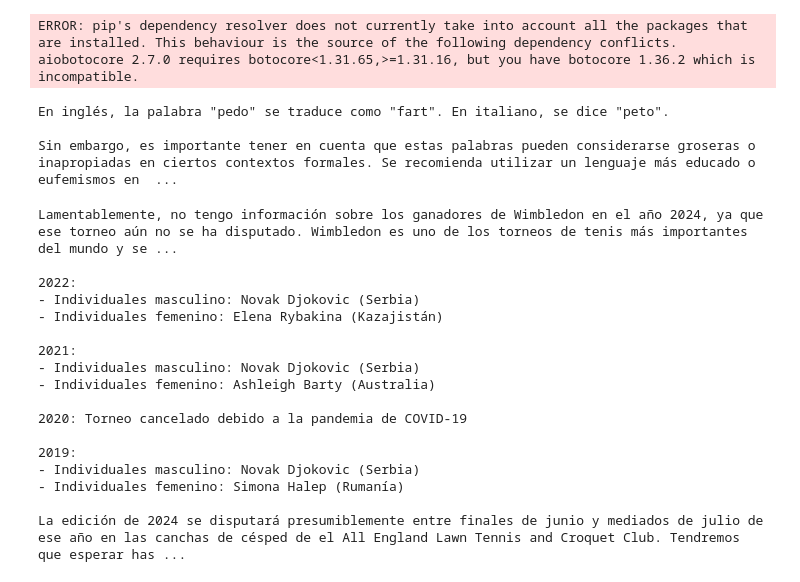
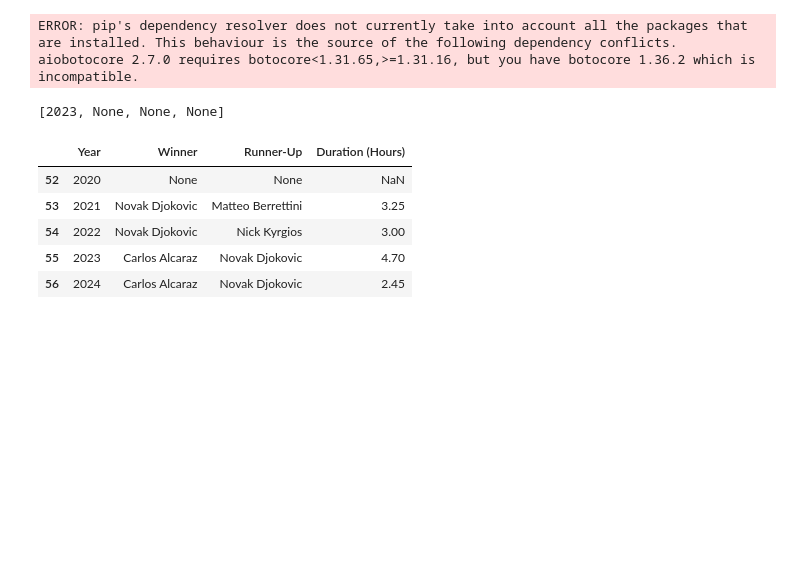
Before and after one commit to mateotenis98/MEN, a Jupyter notebook: Wimbledon_finals.ipynb, the cells around one changed output. Drawn from its saved outputs; the diff is of its cells as text; code cells hidden in the pictures; blank space fills up the shorter version.

```diff
--- a/Wimbledon_finals.ipynb
+++ b/Wimbledon_finals.ipynb
@@ -66,38 +44,40 @@ relevante = relevance.invoke(relevance_params)
-# %%
-print(relevante)
-# %% [output]
-En inglés, la palabra "pedo" se traduce como "fart". En italiano, se dice "peto".
-
-Sin embargo, es importante tener en cuenta que estas palabras pueden considerarse groseras o inapropiadas en ciertos contextos formales. Se recomienda utilizar un lenguaje más educado o eufemismos en  ...
-# %%
-def get_wimbledon_final():
-    prompt_content = """
-    Quien fue el ganador de wimbledon en el año {year}?
-    """
-
-    return PromptTemplate(
-        input_variables=["year"],
-        template=prompt_content,
-    )
+# %%
+def get_wimbledon_final():
+    prompt_content = """
+    Provide only information about the Wimbledon tennis final for the year {year}, strictly in this format:
+    [<year>, "<winner>", "<runner_up>", <duration in hours, e.g., 3.5 or 4.25>]
+
+    The Match Duration should be given in hours with decimals if necessary.
+    Do not include additional information or explanations.
+    If there is no available data fill the list with [<year>, None, None, None]
+    """
+    return PromptTemplate(
+        input_variables=["year"],
+        template=prompt_content,
+    )
 # %%
 get_wimbledon_final = get_wimbledon_final() | llm | StrOutputParser()
 
-print(get_wimbledon_final.invoke({"year": "2024"}))
+print(get_wimbledon_final.invoke({"year": "2023"}))
 # %% [output]
-Lamentablemente, no tengo información sobre los ganadores de Wimbledon en el año 2024, ya que ese torneo aún no se ha disputado. Wimbledon es uno de los torneos de tenis más importantes del mundo y se ...
-
-2022:
-- Individuales masculino: Novak Djokovic (Serbia)
-- Individuales femenino: Elena Rybakina (Kazajistán)
-
-2021:
-- Individuales masculino: Novak Djokovic (Serbia)
-- Individuales femenino: Ashleigh Barty (Australia)
-
-2020: Torneo cancelado debido a la pandemia de COVID-19
-
-2019:
-- Individuales masculino: Novak Djokovic (Serbia)
-- Individuales femenino: Simona Halep (Rumanía)
-
-La edición de 2024 se disputará presumiblemente entre finales de junio y mediados de julio de ese año en las canchas de césped de el All England Lawn Tennis and Croquet Club. Tendremos que esperar has ...
+[2023, None, None, None]
+# %%
+results = []
+
+for year in range(1968, 2025):
+    response = get_wimbledon_final.invoke({"year": str(year)})
+    lista = ast.literal_eval(response)
+    results.append(lista)
+
+wimbledon_finals = pd.DataFrame(results, columns=["Year", "Winner", "Runner-Up", "Duration (Hours)"])
+# %%
+wimbledon_finals.loc[wimbledon_finals['Year'] == 2023, ['Winner', 'Runner-Up', 'Duration (Hours)']] = ['Carlos Alcaraz', 'Novak Djokovic', 4.7]
+wimbledon_finals.loc[wimbledon_finals['Year'] == 2024, ['Winner', 'Runner-Up', 'Duration (Hours)']] = ['Carlos Alcaraz', 'Novak Djokovic', 2.45]
+wimbledon_finals.tail()
+# %% [output]
+|  | Year | Winner | Runner-Up | Duration (Hours) |
+| 52 | 2020 | None | None | NaN |
+| 53 | 2021 | Novak Djokovic | Matteo Berrettini | 3.25 |
+| 54 | 2022 | Novak Djokovic | Nick Kyrgios | 3.00 |
+| 55 | 2023 | Carlos Alcaraz | Novak Djokovic | 4.70 |
+| 56 | 2024 | Carlos Alcaraz | Novak Djokovic | 2.45 |
```
Also changed, not shown: parts of 15 cells of this notebook, 3 other files.
